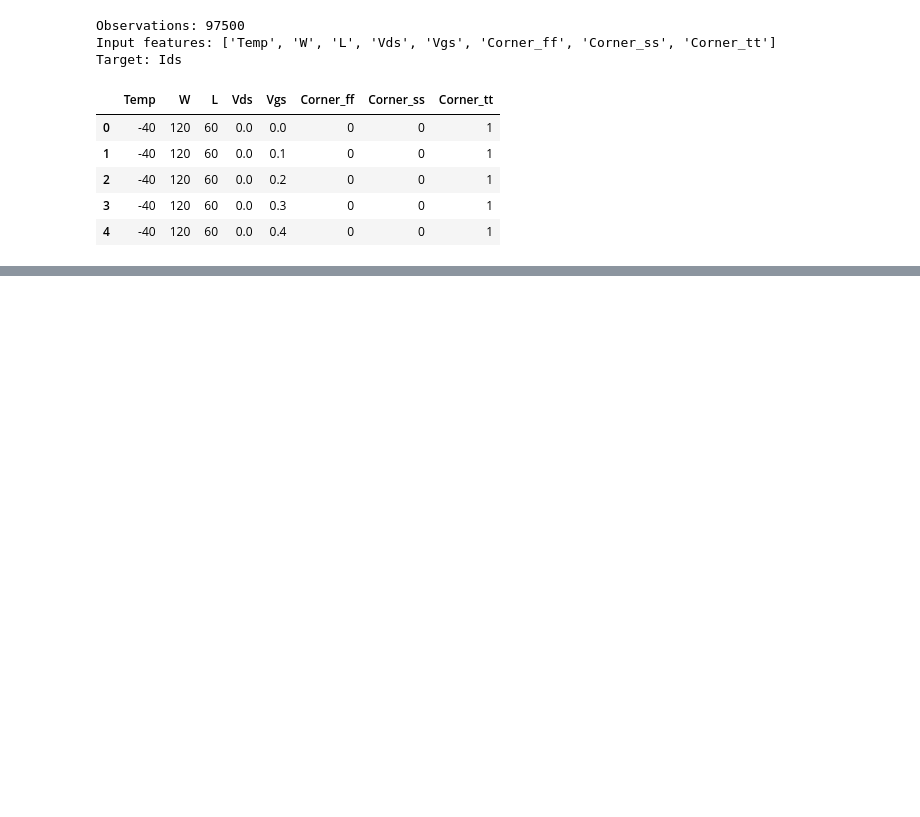
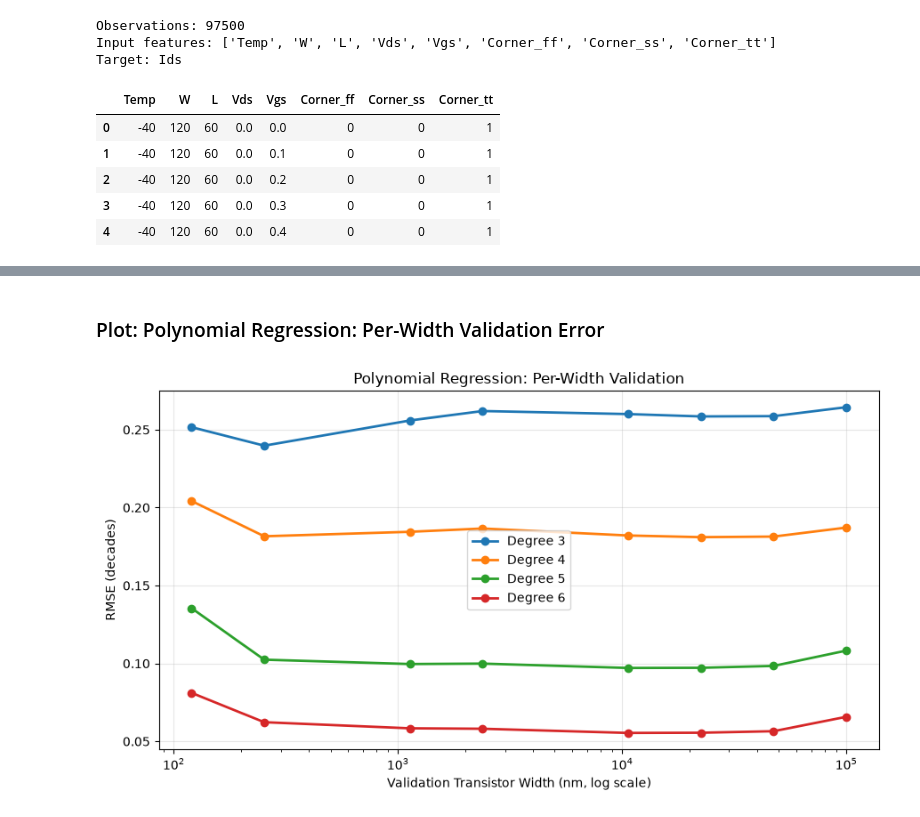
Before and after one commit to error-sangh/mesd-ml-project, a Jupyter notebook: notebooks/MESD_project.ipynb, the cells around one changed output, grey strips where cells are left out. Saved outputs shown, nothing was run; the diff lists cells and outputs as text; code cells hidden in the pictures; blank space fills up the shorter version.

```diff
--- a/notebooks/MESD_project.ipynb
+++ b/notebooks/MESD_project.ipynb
@@ -492,0 +726,17 @@ plt.show()
+# %%
+#we do analysis of per width validation error for polynomial regression models of varying degrees
+actual = train["log10_Ids"].to_numpy()
+
+poly_per_width = pd.DataFrame({
+    f"Degree {degree}": (
+        train.assign(
+            squared_error=(pred - actual) ** 2
+        )
+        .groupby("W")["squared_error"]
+        .mean()
+        .pow(0.5)
+    )
+    for degree, pred in oof_poly.items()
+})
+
+display(poly_per_width.round(5))
@@ -492,0 +754,24 @@ plt.show()
+# %% [markdown]
+### Plot: Polynomial Regression: Per-Width Validation Error
+# %%
+plt.figure(figsize=(9, 5))
+
+for degree in [3, 4, 5, 6]:
+    plt.plot(
+        poly_per_width.index,
+        poly_per_width[f"Degree {degree}"],
+        marker="o",
+        linewidth=2,
+        label=f"Degree {degree}"
+    )
+
+plt.xscale("log")
+plt.xlabel("Validation Transistor Width (nm, log scale)")
+plt.ylabel("RMSE (decades)")
+plt.title("Polynomial Regression: Per-Width Validation")
+plt.legend()
+plt.grid(True, alpha=0.3)
+plt.tight_layout()
+plt.show()
+# %% [output]
+[figure, added]
```
Also changed, not shown: parts of 35 cells of this notebook.
